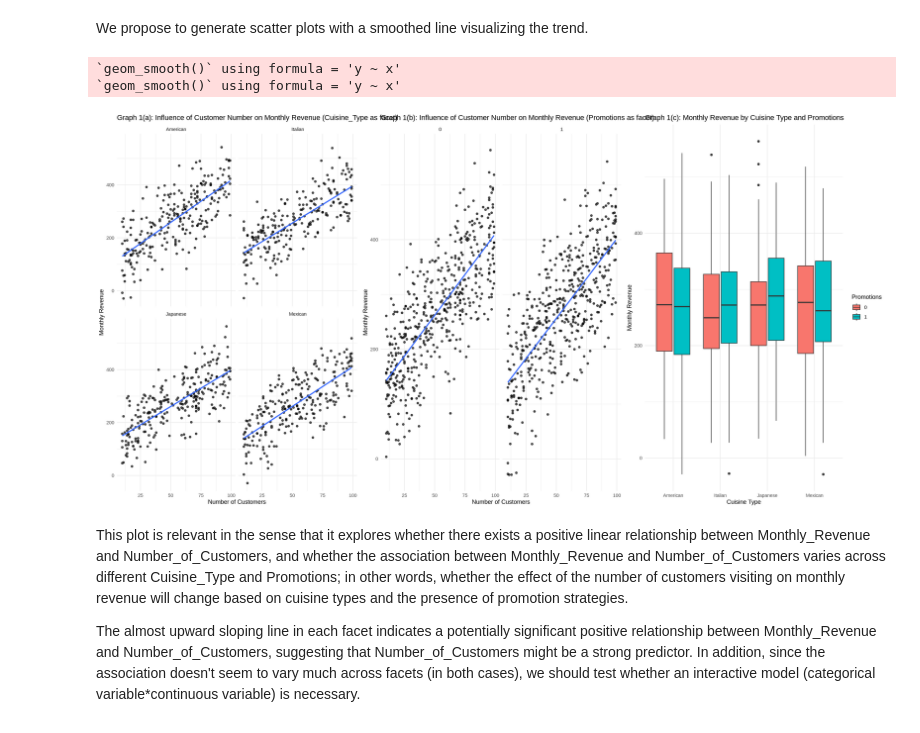
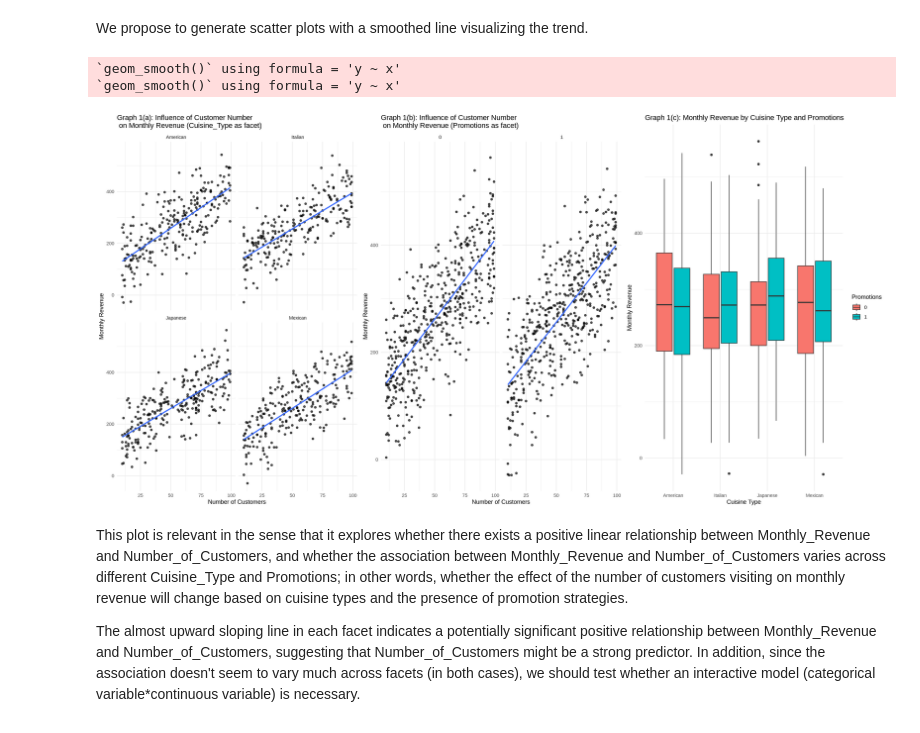
Before and after one commit to You-know-who666/Stat301-Project-G_24, a Jupyter notebook: Stat301 Final Project (1)-checkpoint-checkpoint-checkpoint.ipynb, the cells around one changed output. Saved outputs shown, nothing was run; the diff lists cells and outputs as text; code cells hidden in the pictures.

Commit message:
Graph 1 name changed

```diff
--- a/Stat301 Final Project (1)-checkpoint-checkpoint-checkpoint.ipynb
+++ b/Stat301 Final Project (1)-checkpoint-checkpoint-checkpoint.ipynb
@@ -180,38 +198,38 @@ p1 <- ggplot(revenue_new, aes(x = Number_of_Customers, y = Monthly_Revenue)) +
   geom_smooth(method = "lm", linewidth = 1, se = FALSE, aes(group = 1)) +  # Linear trend line with `linewidth`
   facet_wrap(~ Cuisine_Type) +  # Separate plots by Cuisine_Type
   labs(
-    title = "Graph 1(a): Influence of Customer Number on Monthly Revenue (Cuisine_Type as facet)",
+    title = "Graph 1(a): Influence of Customer Number \n on Monthly Revenue (Cuisine_Type as facet)",
     x = "Number of Customers",
     y = "Monthly Revenue") +
   theme_minimal()  # Clean and minimal theme
 
 p2 <- ggplot(revenue_new, aes(x = Number_of_Customers, y = Monthly_Revenue)) +
   geom_point(alpha = 0.7) +  # Scatter plot with transparency
   geom_smooth(method = "lm", linewidth = 1, se = FALSE, aes(group = 1)) +  # Linear trend line with `linewidth`
   facet_wrap(~ Promotions) +  # Separate plots by Cuisine_Type
   labs(
-    title = "Graph 1(b): Influence of Customer Number on Monthly Revenue (Promotions as facet)",
+    title = "Graph 1(b): Influence of Customer Number \n on Monthly Revenue (Promotions as facet)",
     x = "Number of Customers",
     y = "Monthly Revenue") +
   theme_minimal()  # Clean and minimal theme
 
 
 # Create a boxplot to visualize the effect of Cuisine_Type and Promotions on Monthly_Revenue
 p3 <- ggplot(revenue_new, aes(x = Cuisine_Type, y = Monthly_Revenue, fill = as.factor(Promotions))) +
   geom_boxplot() +
   labs(
     title = "Graph 1(c): Monthly Revenue by Cuisine Type and Promotions",
     x = "Cuisine Type",
     y = "Monthly Revenue",
     fill = "Promotions"
   ) +
   theme_minimal()
 
 grid.arrange(p1, p2, p3, nrow = 1)
 # %% [output]
 `geom_smooth()` using formula = 'y ~ x'
 `geom_smooth()` using formula = 'y ~ x'
-[figure, old version]
+[figure, new version]
 # %% [markdown]
 This plot is relevant in the sense that it explores whether there exists a positive linear relationship between Monthly_Revenue and Number_of_Customers, and whether the association between Monthly_Revenue and Number_of_Customers varies across different Cuisine_Type and Promotions; in other words, whether the effect of the number of customers visiting on monthly revenue will change based on cuisine types and the presence of promotion strategies.
 
```
Also changed, not shown: parts of 6 cells of this notebook.
